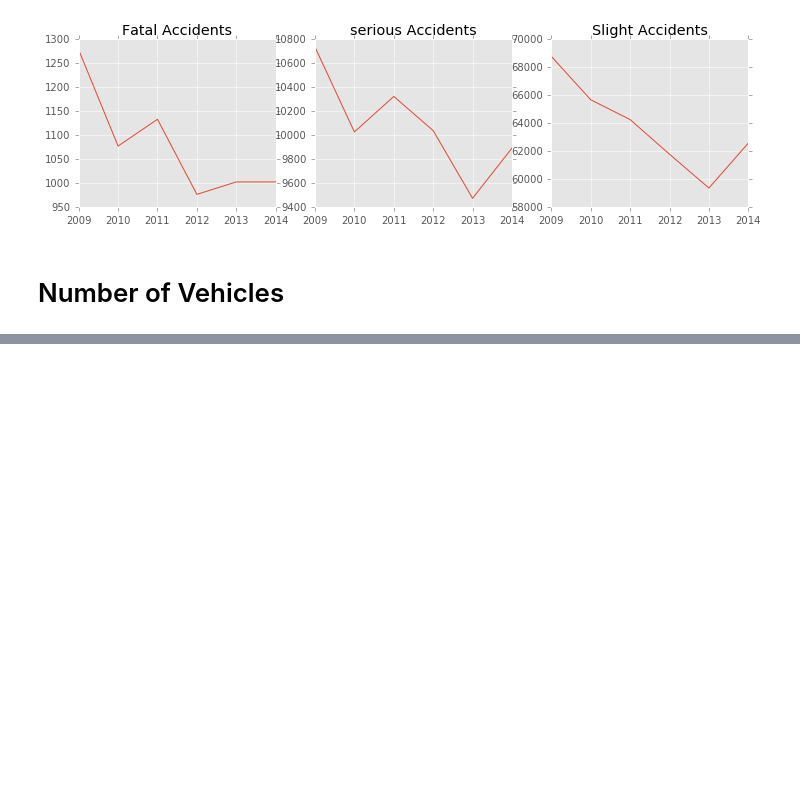
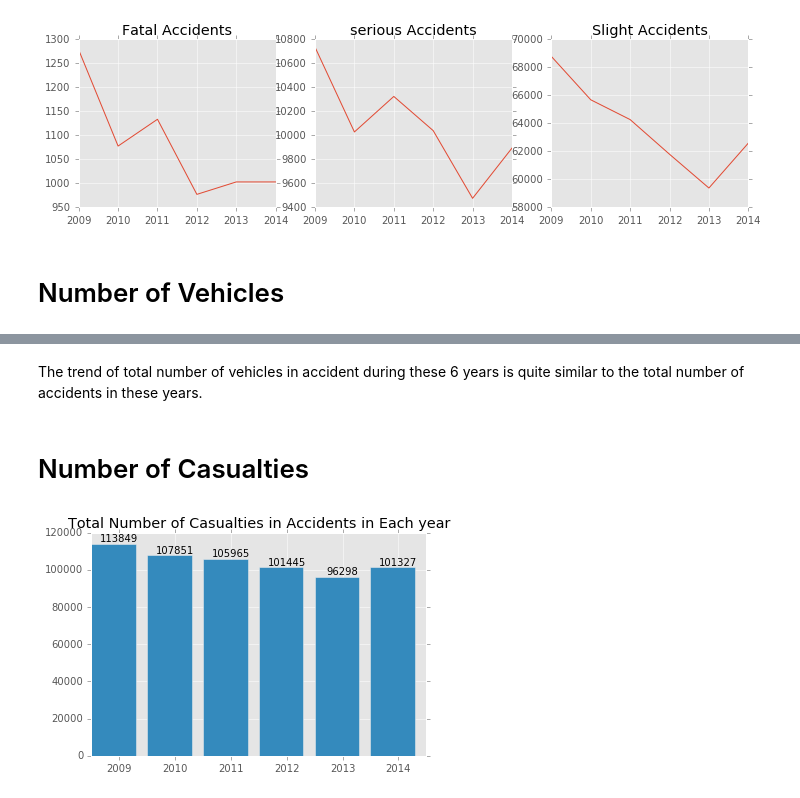
Before and after one commit to evxu/road-safety-project, a Jupyter notebook: Data_Exploration_2.ipynb, the cells around one changed output, grey strips where cells are left out. Saved outputs shown, nothing was run; the diff lists cells and outputs as text; code cells hidden in the pictures; blank space fills up the shorter version.

```diff
--- a/Data_Exploration_2.ipynb
+++ b/Data_Exploration_2.ipynb
@@ -137,0 +141,22 @@ Name: Number_of_Vehicles, dtype: int64
+# %% [markdown]
+The trend of total number of vehicles in accident during these 6 years is quite similar to the total number of accidents in these years.
+# %% [markdown]
+# Number of Casualties
+# %%
+%matplotlib inline
+years = ['2009', '2010', '2011', '2012', '2013', '2014']
+n = [0]*6
+i = 0
+for year in years:
+    df = pd.read_csv('data1/Accidents_' + year + '.csv', low_memory=False)
+    n[i] = df['Number_of_Casualties'].sum()
+    i += 1
+x = range(6)
+plt.figure()
+plt.bar(x, n)
+plt.xticks([0.5,1.5,2.5,3.5,4.5,5.5], years)
+plt.title('Total Number of Casualties in Accidents in Each year')
+for j, v in zip(x, n):
+        plt.text(j+0.5, v+100, v, ha='center', va='bottom')
+# %% [output]
+[figure, added]
```
Also changed, not shown: parts of 15 cells of this notebook, 12 other files.
